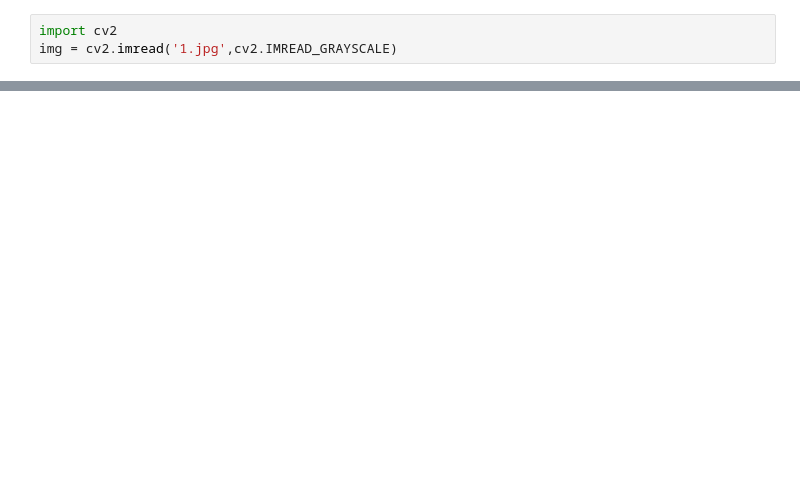
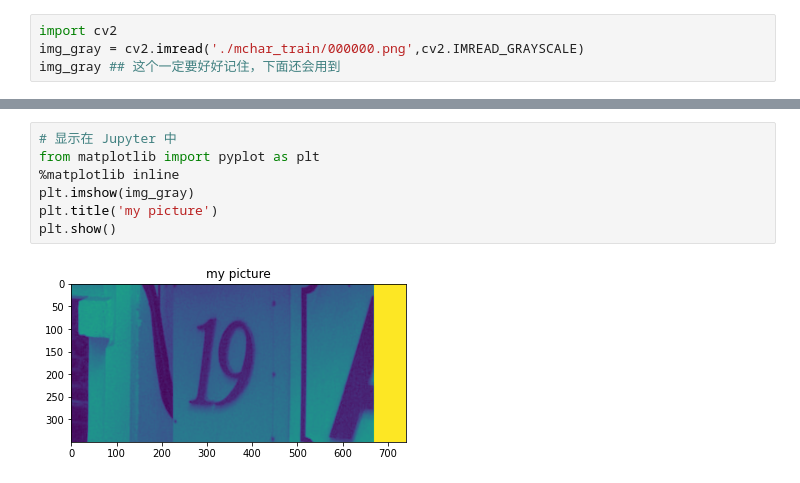
Before and after one commit to WangLaoShi/Aliyun-CV, a Jupyter notebook: OpenCV.ipynb, the cells around one changed output, grey strips where cells are left out. Cells and saved outputs as stored; diff of their text form; blank space fills up the shorter version.

```diff
--- a/OpenCV.ipynb
+++ b/OpenCV.ipynb
@@ -23,3 +56,4 @@ pip install opencv-python==3.3.0.10 -i https://pypi.doubanio.com/simple
 # %%
 import cv2
-img = cv2.imread('1.jpg',cv2.IMREAD_GRAYSCALE)
+img_gray = cv2.imread('./mchar_train/000000.png',cv2.IMREAD_GRAYSCALE)
+img_gray ## 这个一定要好好记住，下面还会用到
@@ -25,0 +179,9 @@ img = cv2.imread('1.jpg',cv2.IMREAD_GRAYSCALE)
+# %%
+# 显示在 Jupyter 中
+from matplotlib import pyplot as plt
+%matplotlib inline
+plt.imshow(img_gray)
+plt.title('my picture')
+plt.show()
+# %% [output]
+[figure, added]
```
Also changed, not shown: parts of 77 cells of this notebook, 47 other files.
